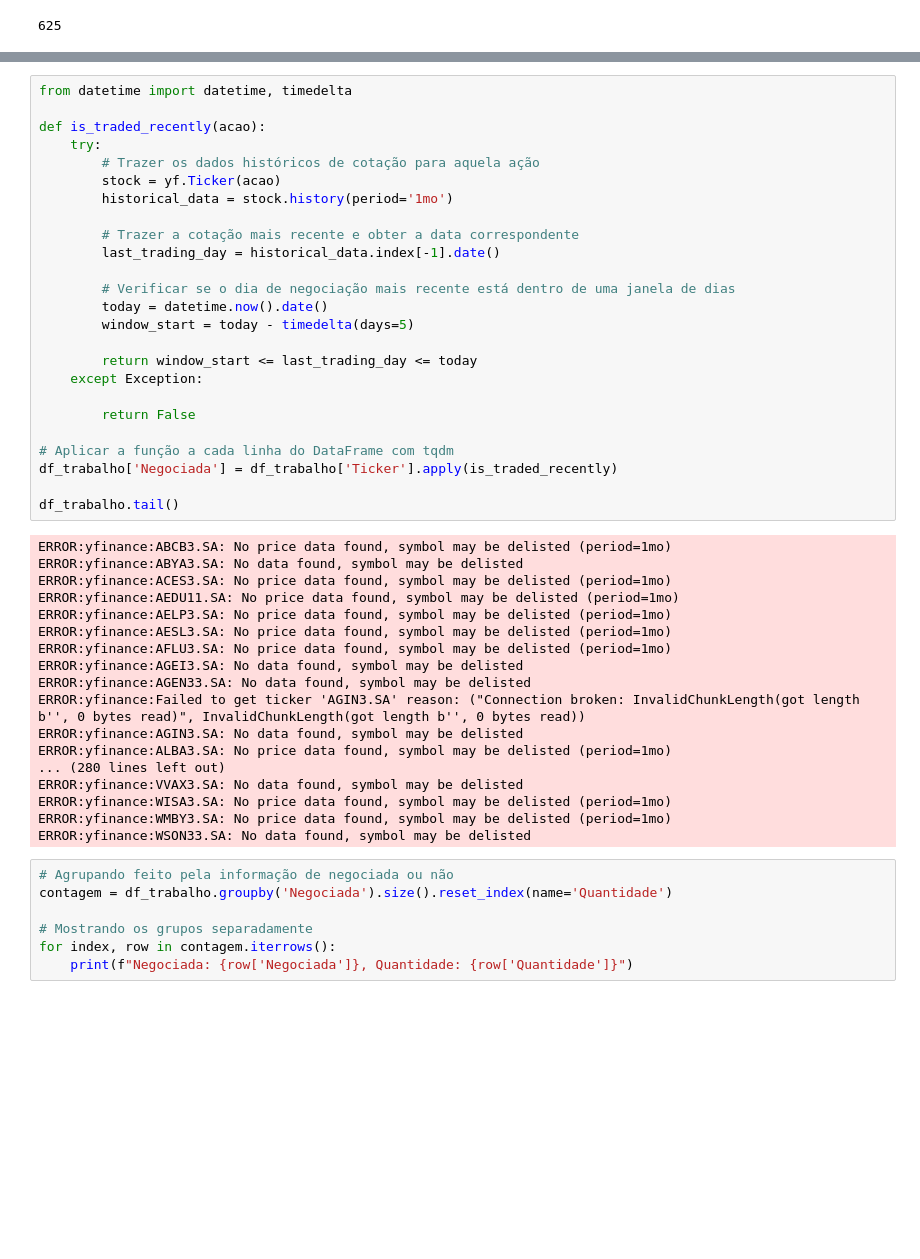
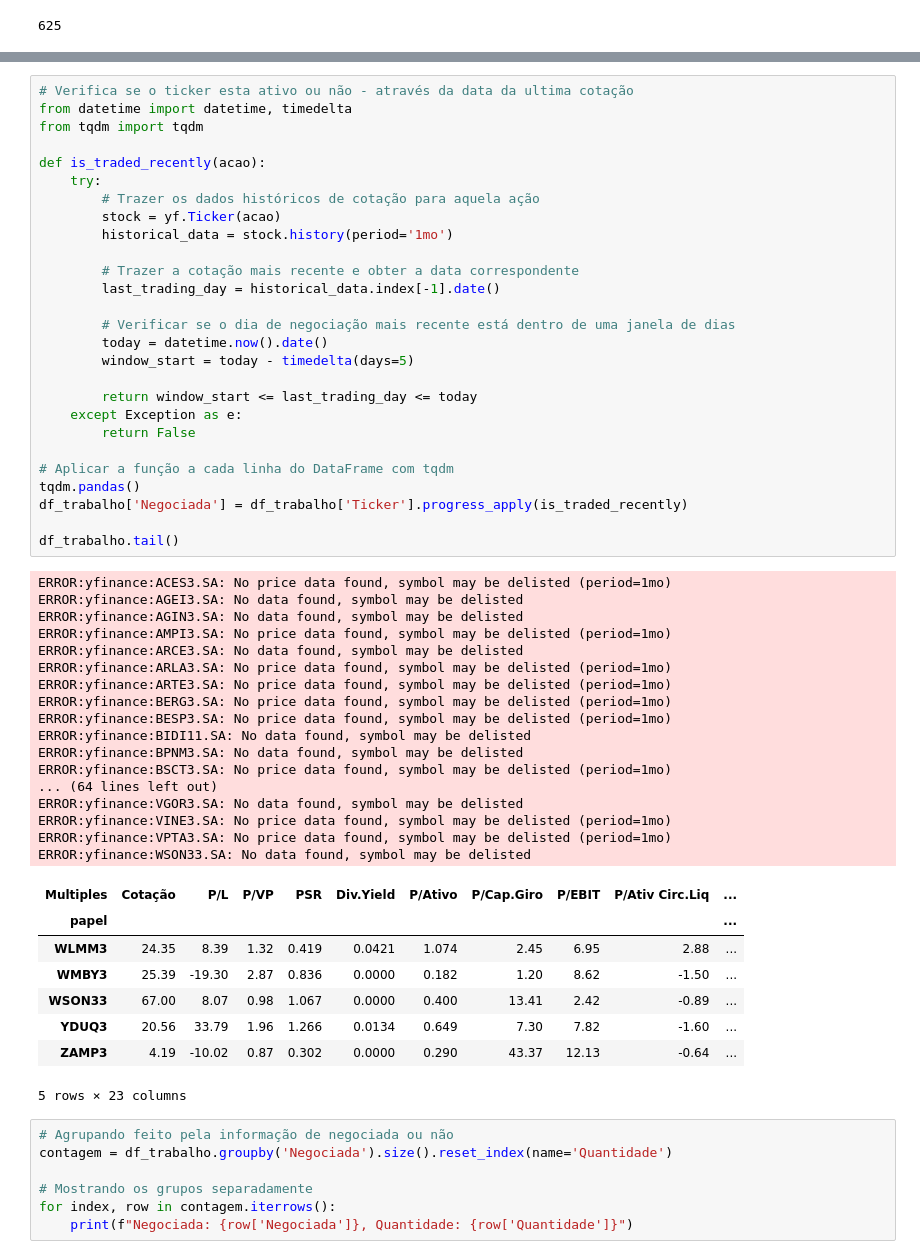
Before and after one commit to SSby2S/Extraction, a Jupyter notebook: Extraindo_informações_fundamentalistas_usando_a_biblioteca_Fundamentus_e_yFinance.ipynb, the cells around one changed output, grey strips where cells are left out. Drawn from its saved outputs; the diff is of its cells as text; blank space fills up the shorter version.

```diff
--- a/Extraindo_informações_fundamentalistas_usando_a_biblioteca_Fundamentus_e_yFinance.ipynb
+++ b/Extraindo_informações_fundamentalistas_usando_a_biblioteca_Fundamentus_e_yFinance.ipynb
@@ -154,46 +186,56 @@ Linhas atuais: 638
 # %%
+# Verifica se o ticker esta ativo ou não - através da data da ultima cotação
 from datetime import datetime, timedelta
+from tqdm import tqdm
 
 def is_traded_recently(acao):
     try:
         # Trazer os dados históricos de cotação para aquela ação
         stock = yf.Ticker(acao)
         historical_data = stock.history(period='1mo')
 
         # Trazer a cotação mais recente e obter a data correspondente
         last_trading_day = historical_data.index[-1].date()
 
         # Verificar se o dia de negociação mais recente está dentro de uma janela de dias
         today = datetime.now().date()
         window_start = today - timedelta(days=5)
 
         return window_start <= last_trading_day <= today
-    except Exception:
-
+    except Exception as e:
         return False
 
 # Aplicar a função a cada linha do DataFrame com tqdm
-df_trabalho['Negociada'] = df_trabalho['Ticker'].apply(is_traded_recently)
+tqdm.pandas()
+df_trabalho['Negociada'] = df_trabalho['Ticker'].progress_apply(is_traded_recently)
 
 df_trabalho.tail()
 # %% [output]
-ERROR:yfinance:ABCB3.SA: No price data found, symbol may be delisted (period=1mo)
-ERROR:yfinance:ABYA3.SA: No data found, symbol may be delisted
 ERROR:yfinance:ACES3.SA: No price data found, symbol may be delisted (period=1mo)
-ERROR:yfinance:AEDU11.SA: No price data found, symbol may be delisted (period=1mo)
-ERROR:yfinance:AELP3.SA: No price data found, symbol may be delisted (period=1mo)
-ERROR:yfinance:AESL3.SA: No price data found, symbol may be delisted (period=1mo)
-ERROR:yfinance:AFLU3.SA: No price data found, symbol may be delisted (period=1mo)
 ERROR:yfinance:AGEI3.SA: No data found, symbol may be delisted
-ERROR:yfinance:AGEN33.SA: No data found, symbol may be delisted
-ERROR:yfinance:Failed to get ticker 'AGIN3.SA' reason: ("Connection broken: InvalidChunkLength(got length b'', 0 bytes read)", InvalidChunkLength(got length b'', 0 bytes read))
 ERROR:yfinance:AGIN3.SA: No data found, symbol may be delisted
-ERROR:yfinance:ALBA3.SA: No price data found, symbol may be delisted (period=1mo)
-... (280 lines left out)
-ERROR:yfinance:VVAX3.SA: No data found, symbol may be delisted
-ERROR:yfinance:WISA3.SA: No price data found, symbol may be delisted (period=1mo)
-ERROR:yfinance:WMBY3.SA: No price data found, symbol may be delisted (period=1mo)
+ERROR:yfinance:AMPI3.SA: No price data found, symbol may be delisted (period=1mo)
+ERROR:yfinance:ARCE3.SA: No data found, symbol may be delisted
+ERROR:yfinance:ARLA3.SA: No price data found, symbol may be delisted (period=1mo)
+ERROR:yfinance:ARTE3.SA: No price data found, symbol may be delisted (period=1mo)
+ERROR:yfinance:BERG3.SA: No price data found, symbol may be delisted (period=1mo)
+ERROR:yfinance:BESP3.SA: No price data found, symbol may be delisted (period=1mo)
+ERROR:yfinance:BIDI11.SA: No data found, symbol may be delisted
+ERROR:yfinance:BPNM3.SA: No data found, symbol may be delisted
+ERROR:yfinance:BSCT3.SA: No price data found, symbol may be delisted (period=1mo)
+... (64 lines left out)
+ERROR:yfinance:VGOR3.SA: No data found, symbol may be delisted
+ERROR:yfinance:VINE3.SA: No price data found, symbol may be delisted (period=1mo)
+ERROR:yfinance:VPTA3.SA: No price data found, symbol may be delisted (period=1mo)
 ERROR:yfinance:WSON33.SA: No data found, symbol may be delisted
+| Multiples | Cotação | P/L | P/VP | PSR | Div.Yield | P/Ativo | P/Cap.Giro | P/EBIT | P/Ativ Circ.Liq | ... |
+| papel |  |  |  |  |  |  |  |  |  | ... |
+| WLMM3 | 24.35 | 8.39 | 1.32 | 0.419 | 0.0421 | 1.074 | 2.45 | 6.95 | 2.88 | ... |
+| WMBY3 | 25.39 | -19.30 | 2.87 | 0.836 | 0.0000 | 0.182 | 1.20 | 8.62 | -1.50 | ... |
+| WSON33 | 67.00 | 8.07 | 0.98 | 1.067 | 0.0000 | 0.400 | 13.41 | 2.42 | -0.89 | ... |
+| YDUQ3 | 20.56 | 33.79 | 1.96 | 1.266 | 0.0134 | 0.649 | 7.30 | 7.82 | -1.60 | ... |
+| ZAMP3 | 4.19 | -10.02 | 0.87 | 0.302 | 0.0000 | 0.290 | 43.37 | 12.13 | -0.64 | ... |
+5 rows × 23 columns
 # %%
 # Agrupando feito pela informação de negociada ou não
 contagem = df_trabalho.groupby('Negociada').size().reset_index(name='Quantidade')
```
Also changed, not shown: parts of 12 cells of this notebook.
